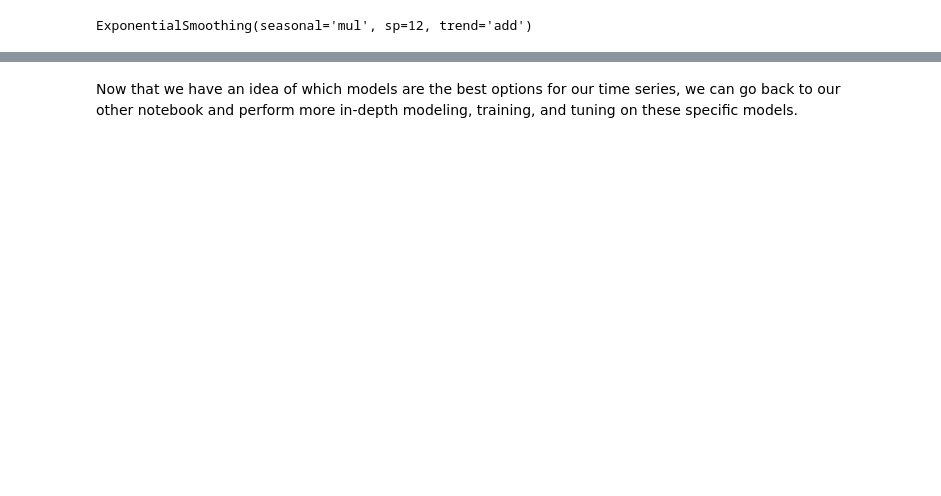
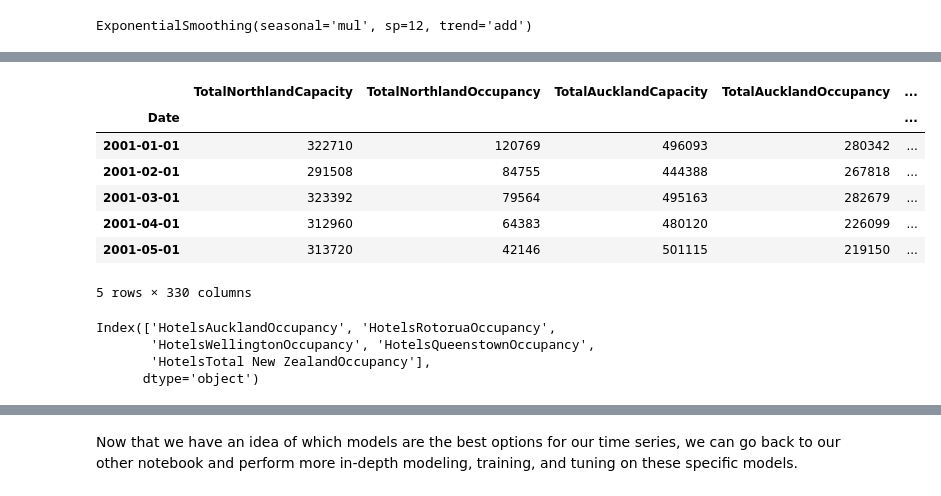
Before and after one commit to lutimoth/Tourism-Forecasting, a Jupyter notebook: Notebooks/Modeling with Pycaret.ipynb, the cells around one changed output, grey strips where cells are left out. Drawn from its saved outputs; the diff is of its cells as text; code cells hidden in the pictures; blank space fills up the shorter version.

```diff
--- a/Notebooks/Modeling with Pycaret.ipynb
+++ b/Notebooks/Modeling with Pycaret.ipynb
@@ -234,0 +219,32 @@ concat_results
+# %%
+# Now we repeat this process for our accomodations dataset
+accomodations.head()
+# %% [output]
+|  | TotalNorthlandCapacity | TotalNorthlandOccupancy | TotalAucklandCapacity | TotalAucklandOccupancy | ... |
+| Date |  |  |  |  | ... |
+| 2001-01-01 | 322710 | 120769 | 496093 | 280342 | ... |
+| 2001-02-01 | 291508 | 84755 | 444388 | 267818 | ... |
+| 2001-03-01 | 323392 | 79564 | 495163 | 282679 | ... |
+| 2001-04-01 | 312960 | 64383 | 480120 | 226099 | ... |
+| 2001-05-01 | 313720 | 42146 | 501115 | 219150 | ... |
+5 rows × 330 columns
+# %%
+# To cut down on runtime we are going to only focus on the subset of data that we are interested in
+# We are interested in TOTAL OCCUPANCY for ALL regions
+total_accomodation = accomodations.filter(regex=('^Total')).filter(regex=('Occupancy$')).columns
+total_accomodation = list(total_accomodation)
+
+# We are interested in MOTEL OCCUPANCY for ALL regions
+motel_accomodation = accomodations.filter(regex=('^Motel')).filter(regex=('Occupancy$')).columns
+motel_accomodation = list(motel_accomodation)
+
+# We are intersted in HOTEL OCCUPANCY for the following regions:AUCKLAND, ROTORUA, WELLINGTON, QUEENSTOWN, TOTAL
+hotels_wanted = ['HotelsAucklandOccupancy', 'HotelsRotoruaOccupancy', 'HotelsWellingtonOccupancy', \
+                'HotelsQueenstownOccupancy', 'HotelsTotal New ZealandOccupancy']
+hotel_accomodation = accomodations[hotels_wanted].columns
+hotel_accomodation
+# %% [output]
+Index(['HotelsAucklandOccupancy', 'HotelsRotoruaOccupancy',
+       'HotelsWellingtonOccupancy', 'HotelsQueenstownOccupancy',
+       'HotelsTotal New ZealandOccupancy'],
+      dtype='object')
```
Also changed, not shown: parts of 6 cells of this notebook, 2 other files.
